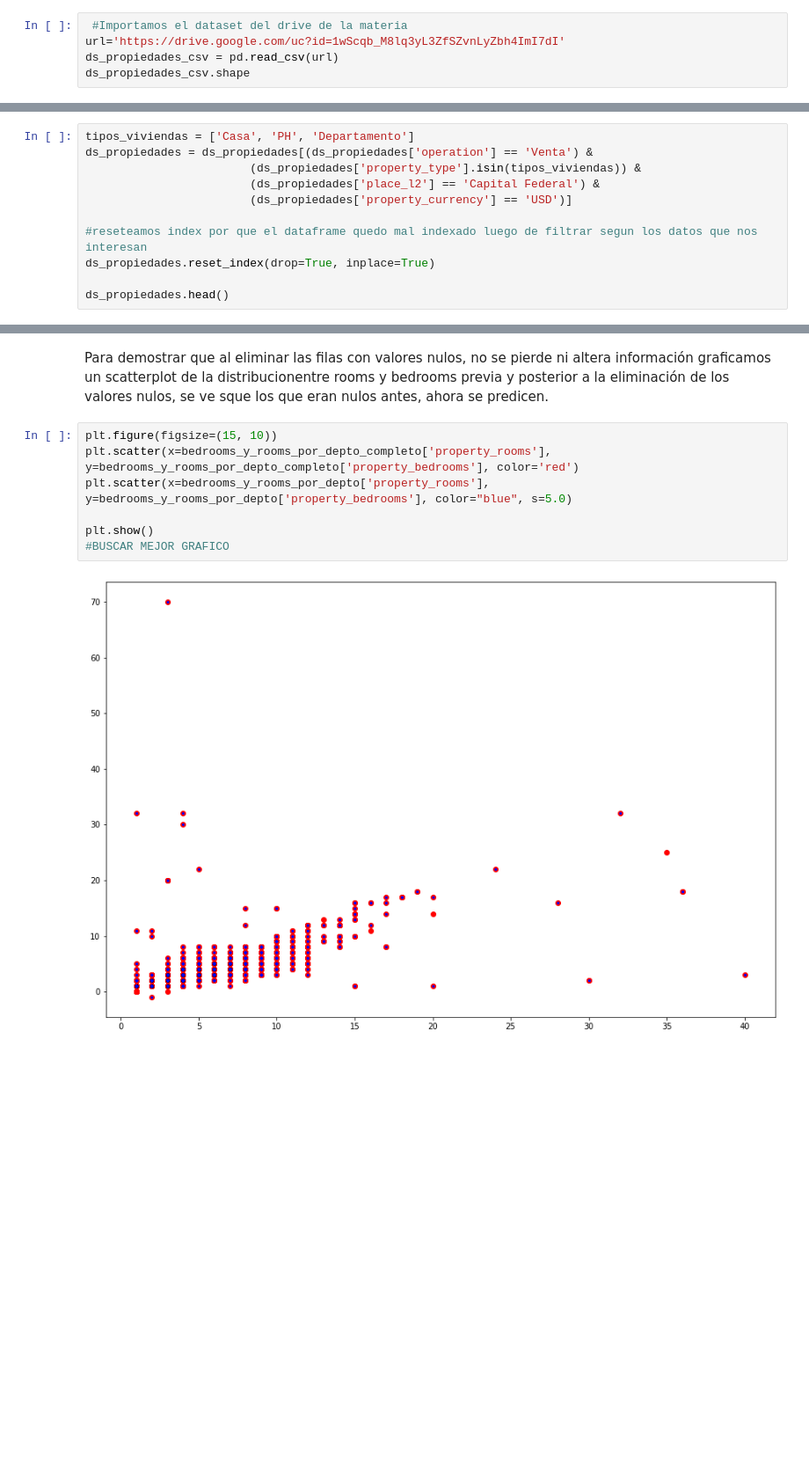
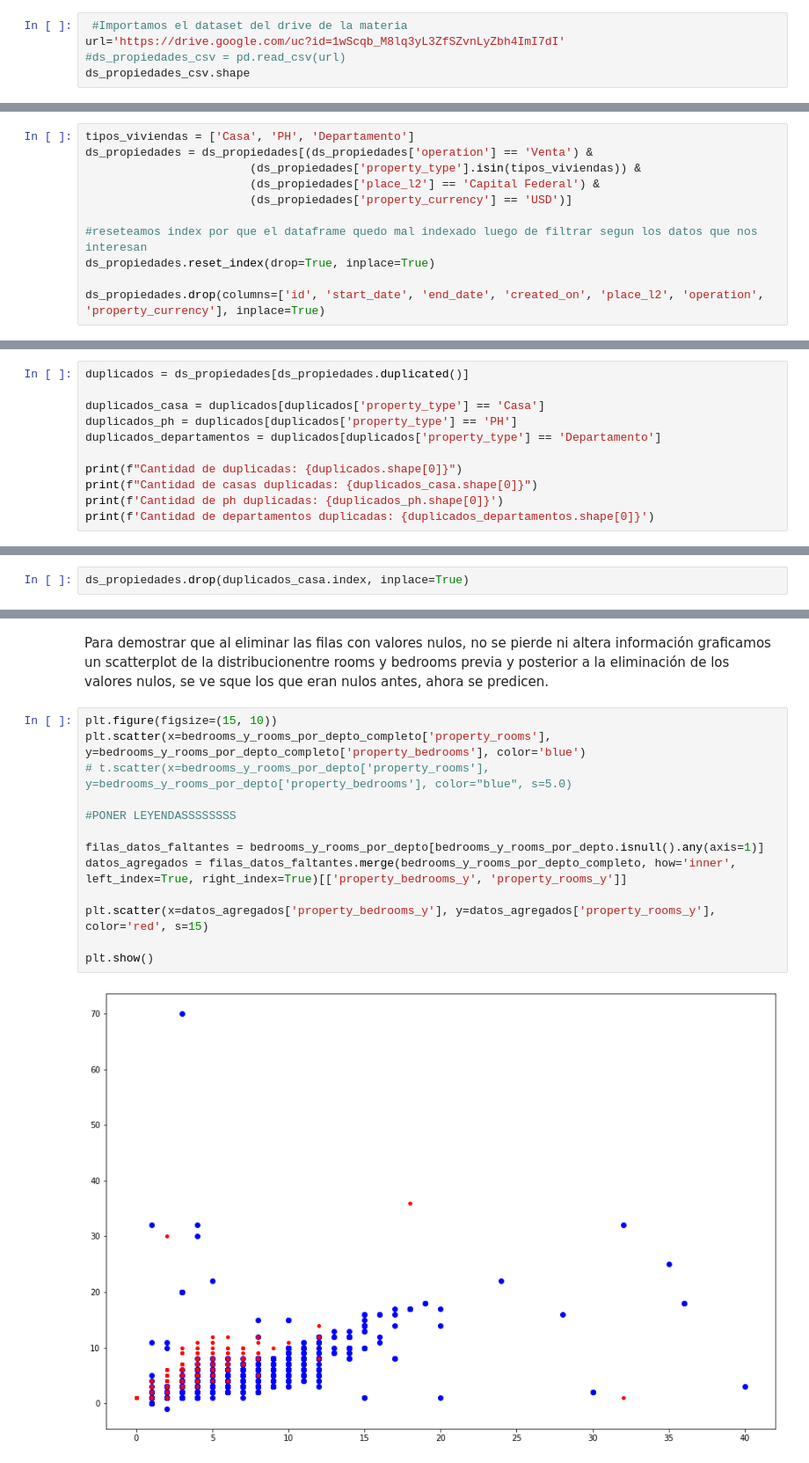
Before and after one commit to franjuarez/7506R-2C2022-GRUPO21, a Jupyter notebook: 7506R_TP1_GRUPO21_ENTREGA.ipynb, the cells around one changed output, grey strips where cells are left out. Shown at 88% size. Saved outputs shown, nothing was run; the diff lists cells and outputs as text; blank space fills up the shorter version.

```diff
--- a/7506R_TP1_GRUPO21_ENTREGA.ipynb
+++ b/7506R_TP1_GRUPO21_ENTREGA.ipynb
@@ -21,7 +21,7 @@ Cargamos el archivo y hacemos un mini análisis exploratorio
 # %%
  #Importamos el dataset del drive de la materia
 url='https://drive.google.com/uc?id=1wScqb_M8lq3yL3ZfSZvnLyZbh4ImI7dI'
-ds_propiedades_csv = pd.read_csv(url)
+#ds_propiedades_csv = pd.read_csv(url)
 ds_propiedades_csv.shape
 # %% [output]
 (460154, 20)
@@ -97,4 +97,4 @@ ds_propiedades = ds_propiedades[(ds_propiedades['operation'] == 'Venta') &
 #reseteamos index por que el dataframe quedo mal indexado luego de filtrar segun los datos que nos interesan
 ds_propiedades.reset_index(drop=True, inplace=True)
 
-ds_propiedades.head()
+ds_propiedades.drop(columns=['id', 'start_date', 'end_date', 'created_on', 'place_l2', 'operation', 'property_currency'], inplace=True)
@@ -322,0 +301,11 @@ Se eliminaron: 0 filas duplicadas
+# %%
+duplicados = ds_propiedades[ds_propiedades.duplicated()]
+
+duplicados_casa = duplicados[duplicados['property_type'] == 'Casa']
+duplicados_ph = duplicados[duplicados['property_type'] == 'PH']
+duplicados_departamentos = duplicados[duplicados['property_type'] == 'Departamento']
+
+print(f"Cantidad de duplicadas: {duplicados.shape[0]}")
+print(f"Cantidad de casas duplicadas: {duplicados_casa.shape[0]}")
+print(f'Cantidad de ph duplicadas: {duplicados_ph.shape[0]}')
+print(f'Cantidad de departamentos duplicadas: {duplicados_departamentos.shape[0]}')
@@ -323,3 +319,5 @@ Se eliminaron: 0 filas duplicadas
+# %%
+ds_propiedades.drop(duplicados_casa.index, inplace=True)
 # %% [markdown]
 Para bedrooms vimos que existe una gran correlacion con las rooms, no solo por informacion del dataframe, sino tambien por el dominio del problema donde sabemos que en rooms estan incluidas las bedrooms. Por esto decidimos hacer una regresion lineal para completar los datos faltantes
 # %%
@@ -347,10 +345,16 @@ bedrooms_y_rooms_por_depto_completo['property_bedrooms'] = bedrooms_y_rooms_por_
 Para demostrar que al eliminar las filas con valores nulos, no se pierde ni altera información graficamos  un scatterplot de la distribucionentre rooms y bedrooms previa y posterior a la eliminación de los valores nulos, se ve sque los que eran nulos antes, ahora se predicen.
 # %%
 plt.figure(figsize=(15, 10))
-plt.scatter(x=bedrooms_y_rooms_por_depto_completo['property_rooms'], y=bedrooms_y_rooms_por_depto_completo['property_bedrooms'], color='red')
-plt.scatter(x=bedrooms_y_rooms_por_depto['property_rooms'], y=bedrooms_y_rooms_por_depto['property_bedrooms'], color="blue", s=5.0)
+plt.scatter(x=bedrooms_y_rooms_por_depto_completo['property_rooms'], y=bedrooms_y_rooms_por_depto_completo['property_bedrooms'], color='blue')
+# t.scatter(x=bedrooms_y_rooms_por_depto['property_rooms'], y=bedrooms_y_rooms_por_depto['property_bedrooms'], color="blue", s=5.0)
+
+#PONER LEYENDASSSSSSSS
+
+filas_datos_faltantes = bedrooms_y_rooms_por_depto[bedrooms_y_rooms_por_depto.isnull().any(axis=1)]
+datos_agregados = filas_datos_faltantes.merge(bedrooms_y_rooms_por_depto_completo, how='inner', left_index=True, right_index=True)[['property_bedrooms_y', 'property_rooms_y']]
+
+plt.scatter(x=datos_agregados['property_bedrooms_y'], y=datos_agregados['property_rooms_y'], color='red', s=15)
 
 plt.show()
-#BUSCAR MEJOR GRAFICO
 # %% [output]
-[figure, old version]
+[figure, new version]
```
Also changed, not shown: parts of 21 cells of this notebook.
